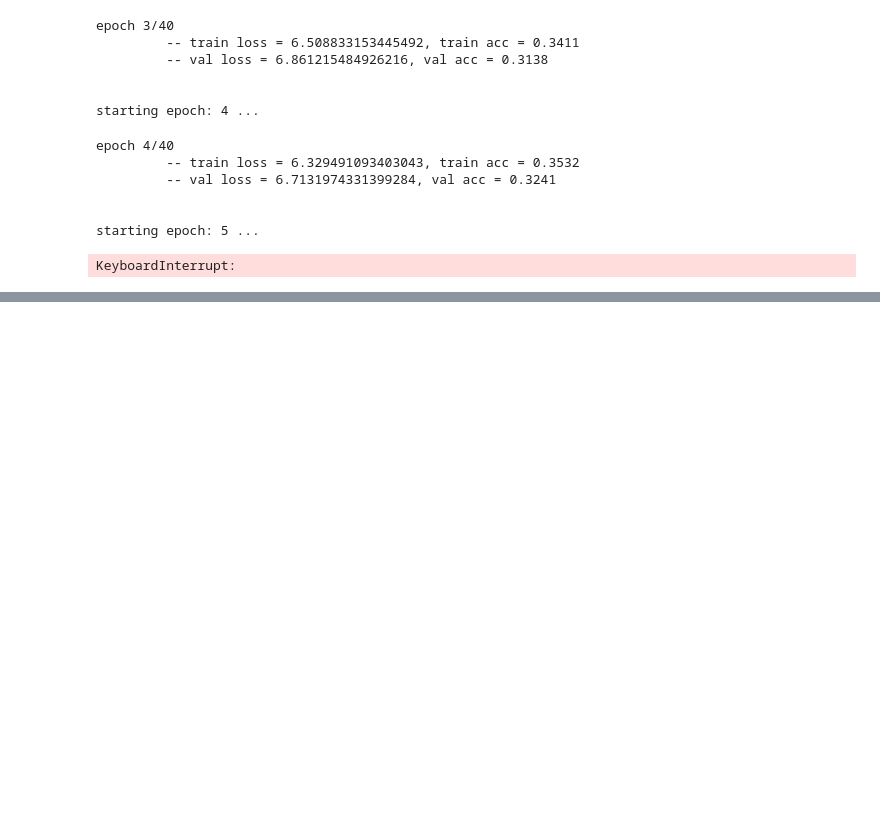
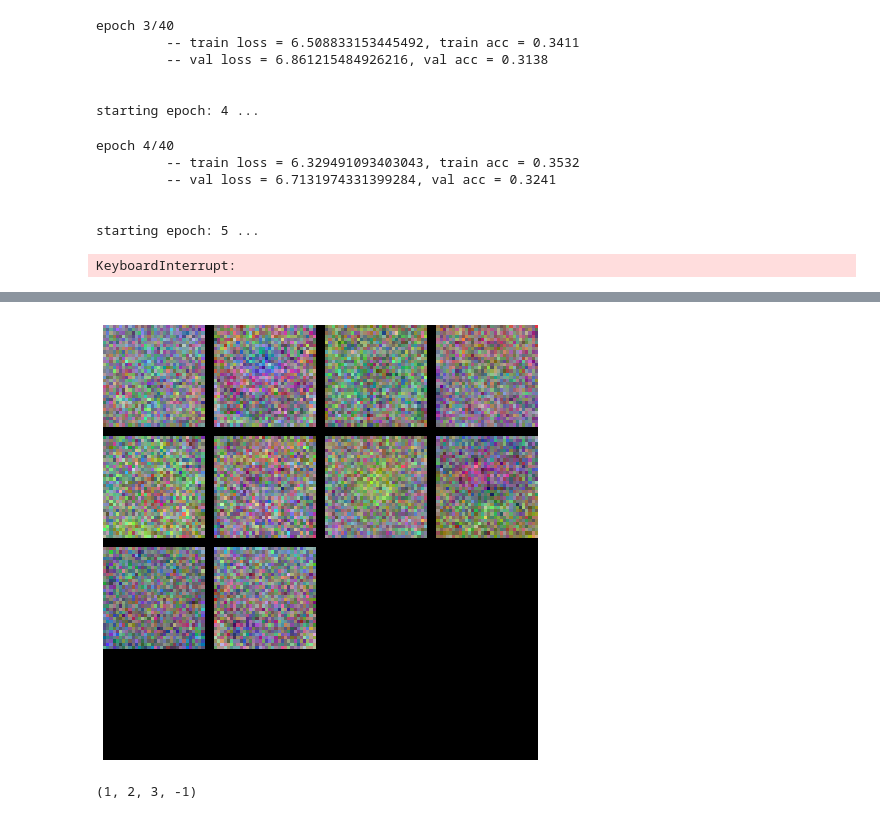
Before and after one commit to mark-antal-csizmadia/nn-blocks, a Jupyter notebook: main_2.ipynb, the cells around one changed output, grey strips where cells are left out. Drawn from its saved outputs; the diff is of its cells as text; code cells hidden in the pictures; blank space fills up the shorter version.

```diff
--- a/main_2.ipynb
+++ b/main_2.ipynb
@@ -2005,3 +2005,59 @@ plot_accuracies(history)
+# %%
+from math import sqrt, ceil
+
+def visualize_grid(Xs, ubound=255.0, padding=1):
+    """
+    The function is taken from: https://cs231n.github.io/
+    Reshape a 4D tensor of image data to a grid for easy visualization.
+    Inputs:
+    - Xs: Data of shape (N, H, W, C)
+    - ubound: Output grid will have values scaled to the range [0, ubound]
+    - padding: The number of blank pixels between elements of the grid
+    """
+    (N, H, W, C) = Xs.shape
+    grid_size = int(ceil(sqrt(N)))
+    grid_height = H * grid_size + padding * (grid_size - 1)
+    grid_width = W * grid_size + padding * (grid_size - 1)
+    grid = np.zeros((grid_height, grid_width, C))
+    next_idx = 0
+    y0, y1 = 0, H
+    for y in range(grid_size):
+        x0, x1 = 0, W
+        for x in range(grid_size):
+            if next_idx < N:
+                img = Xs[next_idx]
+                low, high = np.min(img), np.max(img)
+                grid[y0:y1, x0:x1] = ubound * (img - low) / (high - low)
+                # grid[y0:y1, x0:x1] = Xs[next_idx]
+                next_idx += 1
+            x0 += W + padding
+            x1 += W + padding
+        y0 += H + padding
+        y1 += H + padding
+    # grid_max = np.max(grid)
+    # grid_min = np.min(grid)
+    # grid = ubound * (grid - grid_min) / (grid_max - grid_min)
+    return grid
+
+
+def viz_kernel(w, im_shape, figsize=(8,8)):
+
+    w = w.reshape(im_shape + (-1,)).transpose(3, 0, 1, 2)
+    plt.figure(figsize=figsize)
+    plt.imshow(visualize_grid(w, padding=3).astype('uint8'))
+    plt.gca().axis('off')
+    plt.show()
+
+w = model.get_trainable_weights()[-1]["w"]
+im_shape=(32,32,3)
+viz_kernel(w, im_shape)
+# %% [output]
+[figure, added]
+# %%
+a = (1,2,3)
+print(a + (-1,))
+# %% [output]
+(1, 2, 3, -1)
 # %%
 coeff = 1.0
 loc = 0.0
```
Also changed, not shown: parts of 2 cells of this notebook.
